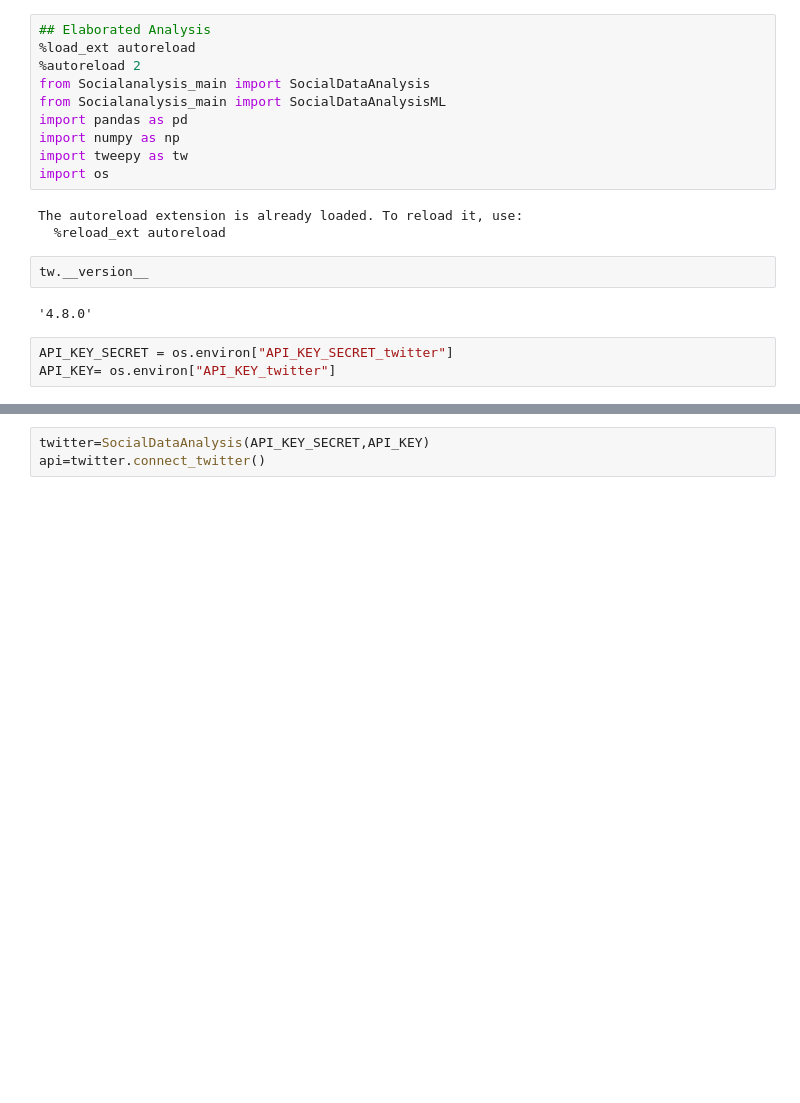
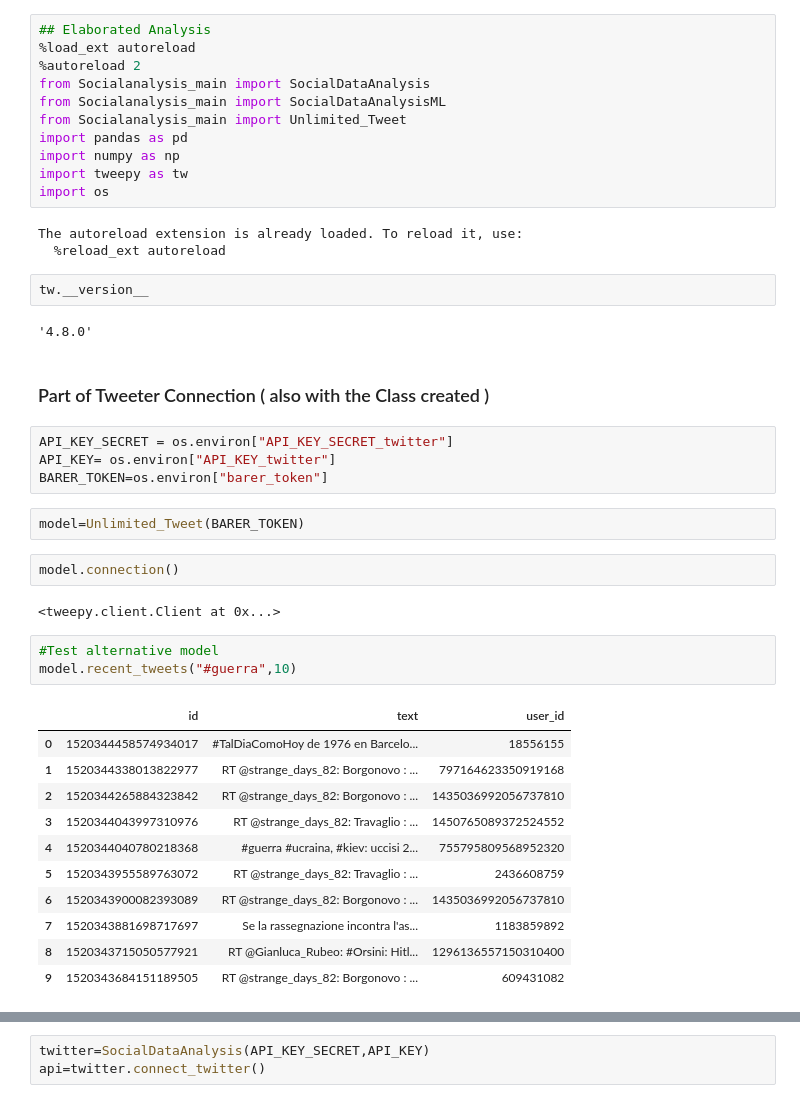
Before and after one commit to fedeghigo/Social-Data-Analysis, a Jupyter notebook: Elaborated Analysis.ipynb, the cells around one changed output, grey strips where cells are left out. Saved outputs shown, nothing was run; the diff lists cells and outputs as text; blank space fills up the shorter version.

Commit message:
Merge branch 'main' of https://github.com/fedeghigo/Social-Data-Analysis

```diff
--- a/Elaborated Analysis.ipynb
+++ b/Elaborated Analysis.ipynb
@@ -4,6 +4,7 @@
 %autoreload 2
 from Socialanalysis_main import SocialDataAnalysis
 from Socialanalysis_main import SocialDataAnalysisML
+from Socialanalysis_main import Unlimited_Tweet
 import pandas as pd
 import numpy as np
 import tweepy as tw
@@ -15,6 +16,30 @@ The autoreload extension is already loaded. To reload it, use:
 tw.__version__
 # %% [output]
 '4.8.0'
+# %% [markdown]
+### Part of Tweeter Connection ( also with the Class created )
 # %%
 API_KEY_SECRET = os.environ["API_KEY_SECRET_twitter"]
 API_KEY= os.environ["API_KEY_twitter"]
+BARER_TOKEN=os.environ["barer_token"]
+# %%
+model=Unlimited_Tweet(BARER_TOKEN)
+# %%
+model.connection()
+# %% [output]
+<tweepy.client.Client at 0x...>
+# %%
+#Test alternative model
+model.recent_tweets("#guerra",10)
+# %% [output]
+|  | id | text | user_id |
+| 0 | 1520344458574934017 | #TalDiaComoHoy de 1976 en Barcelo... | 18556155 |
+| 1 | 1520344338013822977 | RT @strange_days_82: Borgonovo : ... | 797164623350919168 |
+| 2 | 1520344265884323842 | RT @strange_days_82: Borgonovo : ... | 1435036992056737810 |
+| 3 | 1520344043997310976 | RT @strange_days_82: Travaglio : ... | 1450765089372524552 |
+| 4 | 1520344040780218368 | #guerra #ucraina, #kiev: uccisi 2... | 755795809568952320 |
+| 5 | 1520343955589763072 | RT @strange_days_82: Travaglio : ... | 2436608759 |
+| 6 | 1520343900082393089 | RT @strange_days_82: Borgonovo : ... | 1435036992056737810 |
+| 7 | 1520343881698717697 | Se la rassegnazione incontra l'as... | 1183859892 |
+| 8 | 1520343715050577921 | RT @Gianluca_Rubeo: #Orsini: Hitl... | 1296136557150310400 |
+| 9 | 1520343684151189505 | RT @strange_days_82: Borgonovo : ... | 609431082 |
```
Also changed, not shown: parts of 28 cells of this notebook, 2 other files.
